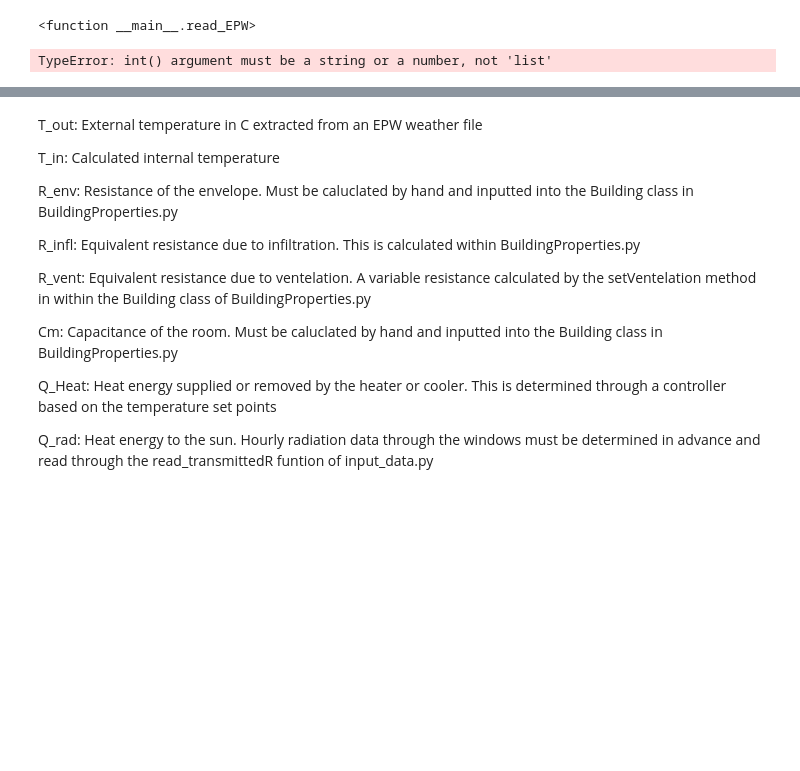
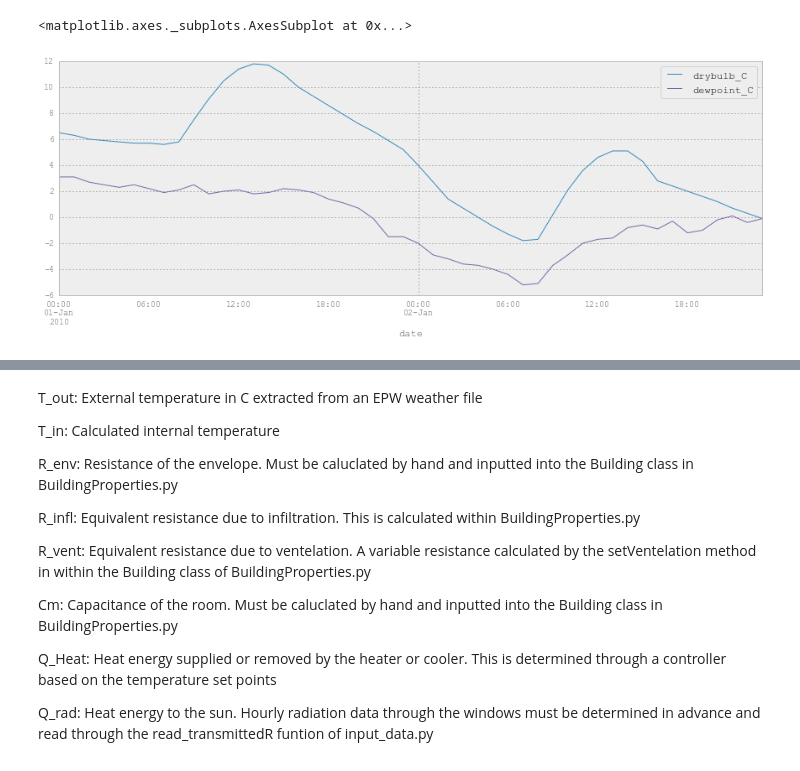
Before and after one commit to protocatlabs/RC_BuildingSimulator, a Jupyter notebook: Justin_Semseter_Project/Main_j.ipynb, the cells around one changed output, grey strips where cells are left out. Cells and saved outputs as stored; diff of their text form; code cells hidden in the pictures; blank space fills up the shorter version.

Commit message:
added epw read functionality, basic graph plotting, started forward euler definition for simple 1r 1c model

```diff
--- a/Justin_Semseter_Project/Main_j.ipynb
+++ b/Justin_Semseter_Project/Main_j.ipynb
@@ -1,3 +6,44 @@
+# %%
+#epw_reader adapted from https://github.com/architecture-building-systems/CEAforArcGIS/blob/master/cea/utilities/epwreader.py
+def epw_reader(weather_path):
+
+    epw_labels = ['year', 'month', 'day', 'hour', 'minute', 'datasource', 'drybulb_C', 'dewpoint_C', 'relhum_percent',
+                       'atmos_Pa', 'exthorrad_Whm2', 'extdirrad_Whm2', 'horirsky_Whm2', 'glohorrad_Whm2',
+                       'dirnorrad_Whm2', 'difhorrad_Whm2', 'glohorillum_lux', 'dirnorillum_lux','difhorillum_lux',
+                       'zenlum_lux', 'winddir_deg', 'windspd_ms', 'totskycvr_tenths', 'opaqskycvr_tenths', 'visibility_km',
+                       'ceiling_hgt_m', 'presweathobs', 'presweathcodes', 'precip_wtr_mm', 'aerosol_opt_thousandths',
+                       'snowdepth_cm', 'days_last_snow', 'Albedo', 'liq_precip_depth_mm', 'liq_precip_rate_Hour']
+
+    result = pd.read_csv(weather_path, skiprows=8, header=None, names=epw_labels).drop('datasource', axis=1)
+    result['dayofyear'] = pd.date_range('1/1/2010', periods=8760, freq='H').dayofyear
+    result['date'] = pd.date_range('1/1/2010', periods=8760, freq='H')
+    result['ratio_diffhout'] = result['difhorrad_Whm2']/result['glohorrad_Whm2']
+    return result
+
+#create drybulb temperature table from weather file for a range of days
+def get_epw_data(start,end,field = []):
+    weather_path = 'C:\Users\Zghiru\Documents\GitHub\RC_BuildingSimulator\Justin_Semseter_Project\data\CH_ZH_original.epw'
+    start += ' 00:00:00'
+    end += ' 23:00:00'
+
+    series = epw_reader(weather_path=weather_path)
+    series = series.set_index(['date'])
+
+    series = series[start:end][field]
+
+    return series
+# %%
+#Simple Plot
+
+start = '1/1/2010'
+end = '1/2/2010'
+field = ['drybulb_C','dewpoint_C']
+
+t = get_epw_data(start,end,field)
+t.plot()
+# %% [output]
+<matplotlib.axes._subplots.AxesSubplot at 0x...>
+[figure, added]
 # %%
 """
 Input data
@@ -12,22 +58,3 @@ class box(object):
         #Single Capacitance Model Parameters
         self.Cm=Cm #[kWh/K] Room Capacitance. Default based of Madsen2011
         self.R_env=R_env #[K/kW] Wall resistance to outside air. Default based off glass having a Uvalue of 1.978W/m2K, 12m2 facade glass
-# %%
-"""
-Import data
-Adapted from https://github.com/architecture-building-systems/RC_BuildingSimulator/blob/master/simulator/input_data.py
-"""
-
-def read_EPW(epw_name='data/CH_ZH_original.epw'):
-    #Should be done later with Pandas, but for some reason It's not working
-    T_out=[] #Open empty matrix for storing dry bulb temperature values
-    with open(epw_name, 'rb') as csvfile:
-        weatherfile = csv.reader(csvfile, delimiter=',', quotechar='|')
-        for row in weatherfile:
-            if row[0].isdigit():
-                T_out.append(row[6])
-    return T_out
-
-read_EPW
-# %% [output]
-<function __main__.read_EPW>
@@ -50,13 +60,0 @@ def select_date_range(day,month,days):
-# %%
-%matplotlib inline
-
-import pandas as pd
-import matplotlib.pyplot as plt
-
-pd.set_option('display.mpl_style', 'default') # Make the graphs a bit prettier
-plt.rcParams['figure.figsize'] = (15, 5)
-fixed_df = pd.read_csv('data/CH_ZH_original.epw', sep=',')
-
-fixed_df[int(select_date_range(1,2,2))+6]
-# %% [output]
-TypeError: int() argument must be a string or a number, not 'list'
```
Also changed, not shown: parts of 6 cells of this notebook, 1 other file.
